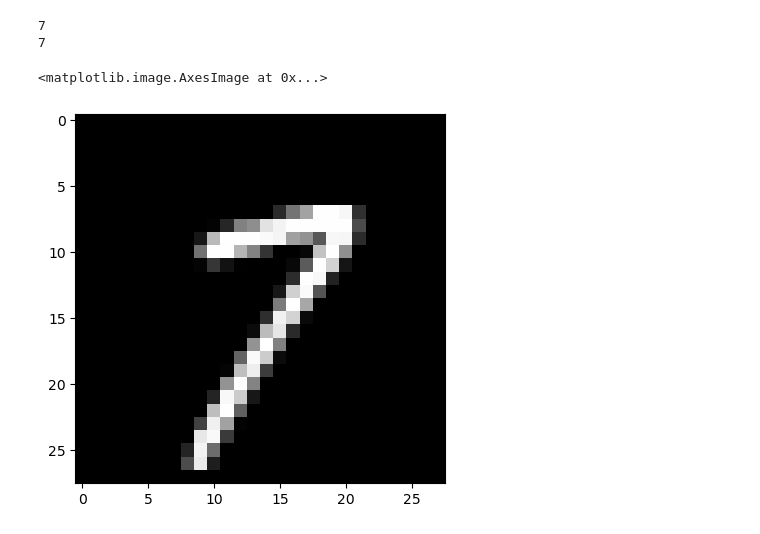
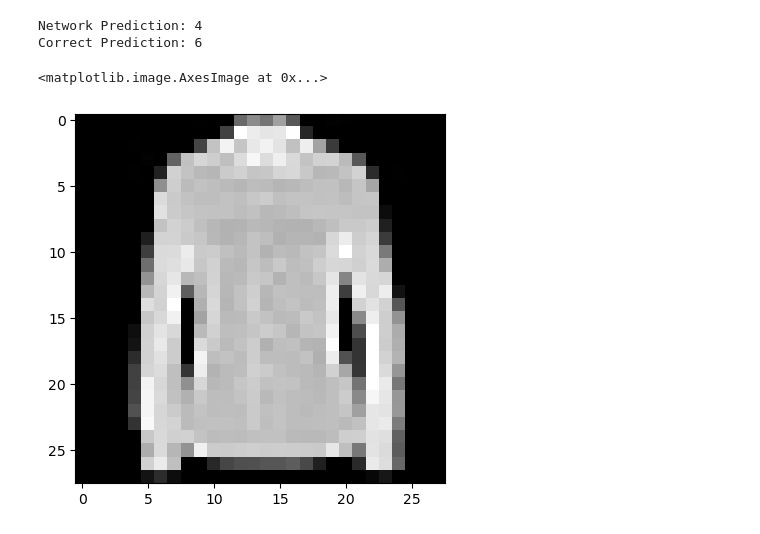
Before and after one commit to TENBrnak/CNNs_from_scratch, a Jupyter notebook: seminarka.ipynb, the cells around one changed output. Cells and saved outputs as stored; diff of their text form; code cells hidden in the pictures.

Commit message:
functional on mnist, not working on fashion mnist

```diff
--- a/seminarka.ipynb
+++ b/seminarka.ipynb
@@ -183,4 +232,9 @@ class Network:
                 predictions = np.argmax(self.layers[-1].output, axis=1)
                 accuracy = np.mean(predictions == np.argmax(y_batch, axis=1))
             print(f'epoch: {i}, ' + f'acc: {accuracy:.3f}, ' + f'loss: {loss:.3f}')
+# %%
+x, num_inputs = read_mnist_images('mnist/train-images.idx3-ubyte')
+x = x.reshape((-1, 1, 28, 28))
+x = x / 255.
+y = one_hot_encode(read_mnist_labels('mnist/train-labels.idx1-ubyte'), 10)
 # %%
@@ -216,0 +293,26 @@ KeyboardInterrupt:
+# %%
+x_fashion, num_inputs_fashion = read_mnist_images('fashion_mnist/train-images-idx3-ubyte')
+x_fashion = x.reshape((-1, 1, 28, 28))
+x_fashion = x_fashion / 255.
+y_fashion = one_hot_encode(read_mnist_labels('fashion_mnist/train-labels-idx1-ubyte'), 10)
+# %%
+network2 = Network([
+    LayerDense(784, 10),
+    ActivationReLU(),
+    LayerDense(10, 10),
+    ActivationReLU(),
+    LayerDense(10, 10),
+    ActivationReLU(),
+    LayerDense(10, 10),
+    ActivationReLU(),
+    LayerDense(10, 10),
+    ActivationReLU(),
+    LayerDense(10, 10),
+    ActivationReLU(),
+    LayerDense(10, 10),
+    ActivationSoftmaxLossCategoricalCrossentropy()
+], OptimizerSGD(learning_rate=3, decay=1e-6, momentum=0.5))
+epochs = 10
+batch_size = 20
+x_fashion = x_fashion.reshape(-1, 784)
+network2.train(x_fashion, y_fashion, epochs, batch_size)
@@ -217,16 +350,14 @@ KeyboardInterrupt:
 # %%
-test_sample_num = 9894
-x_test, num_inputs = read_mnist_images('mnist/t10k-images.idx3-ubyte')
+test_sample_num = 26
+x_test, num_inputs = read_mnist_images('fashion_mnist/t10k-images-idx3-ubyte')
 x_test_flat = x_test.reshape(-1, 784) / 255.
-y_test = one_hot_encode(read_mnist_labels('mnist/t10k-labels.idx1-ubyte'), 10)
-network.forward_propagation(x_test_flat, y_test)
-print(np.argmax(network.layers[-1].output[test_sample_num]))
-print(np.argmax(y_test[test_sample_num]))
+y_test = one_hot_encode(read_mnist_labels('fashion_mnist/t10k-labels-idx1-ubyte'), 10)
+network2.forward_propagation(x_test_flat[test_sample_num:test_sample_num+1, :], y_test)
+print(f'Network Prediction: {np.argmax(network2.layers[-1].output)}')
+print(f'Correct Prediction: {np.argmax(y_test[test_sample_num])}')
+plt.imshow(x_test[test_sample_num], cmap='gray')
 # %% [output]
-7
-7
+Network Prediction: 4
+Correct Prediction: 6
+<matplotlib.image.AxesImage at 0x...>
+[figure, added]
-# %%
-plt.imshow(x_test[9894], cmap='gray')
-# %% [output]
-<matplotlib.image.AxesImage at 0x...>
-[figure, removed]
```
Also changed, not shown: parts of 20 cells of this notebook.
